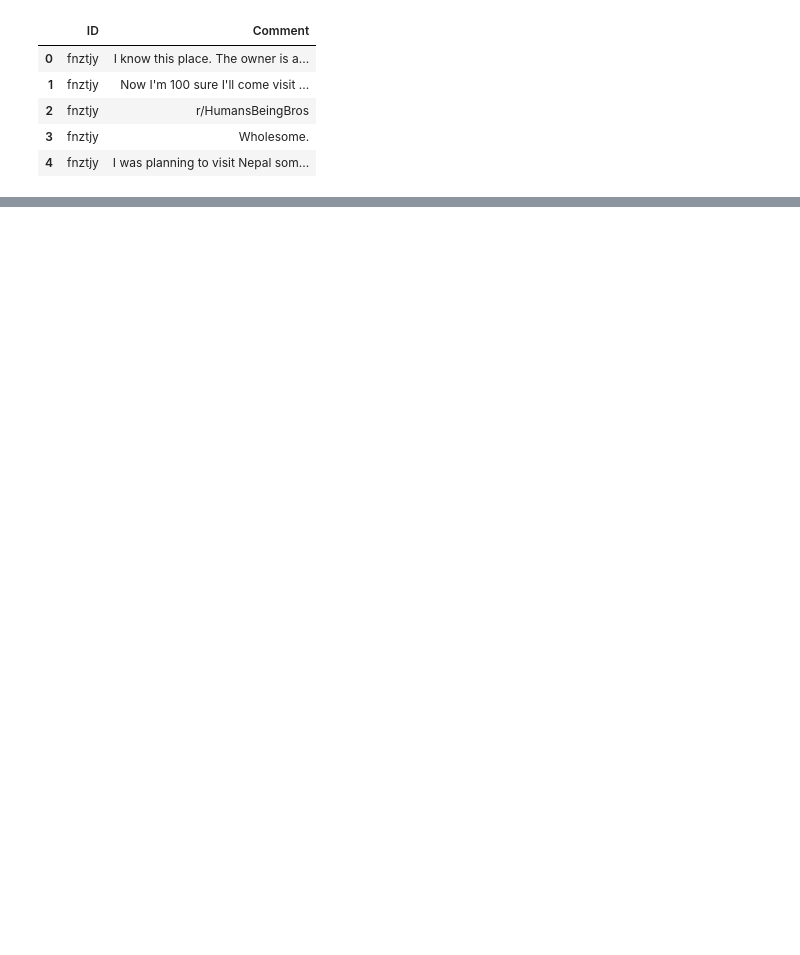
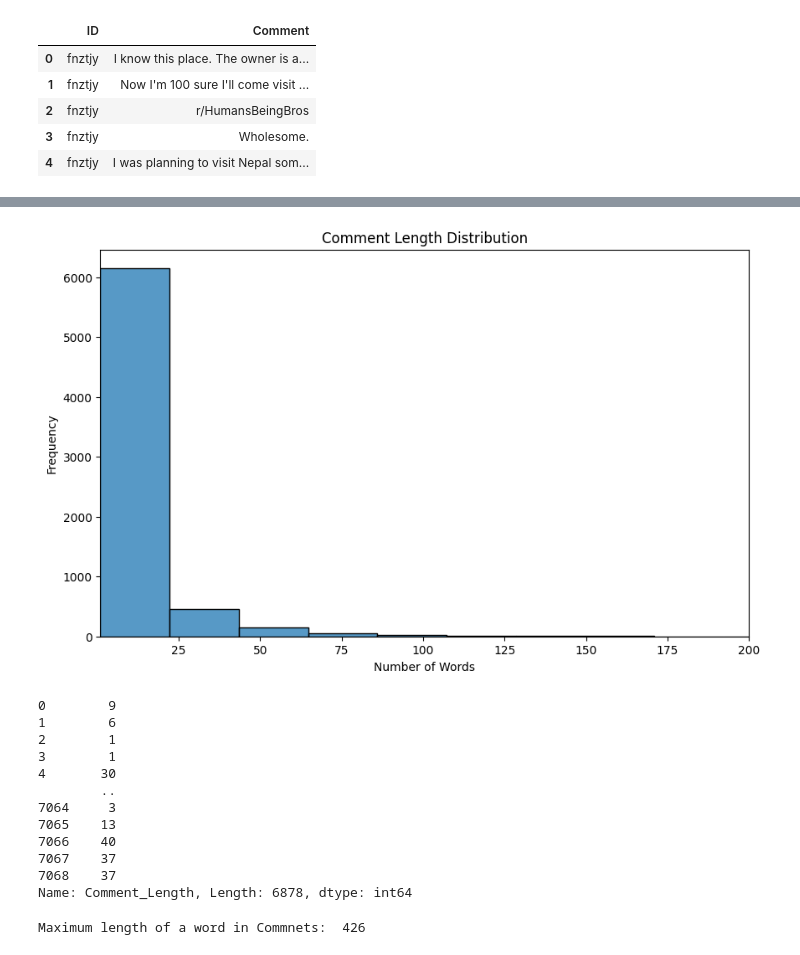
Before and after one commit to Masters-Of-NLP/Assignment1, a Jupyter notebook: EDA.ipynb, the cells around one changed output, grey strips where cells are left out. Cells and saved outputs as stored; diff of their text form; code cells hidden in the pictures; blank space fills up the shorter version.

```diff
--- a/EDA.ipynb
+++ b/EDA.ipynb
@@ -12,0 +177,28 @@ comments_segmented.head()
+# %%
+# Comment Length Distribution
+comments_segmented['Comment_Length'] = comments_segmented['Comment'].apply(lambda x: len(x.split()))
+plt.figure(figsize = (10,6))
+sns.histplot(data=comments_segmented, x='Comment_Length', bins=20)
+plt.title('Comment Length Distribution')
+plt.xlabel('Number of Words')
+plt.ylabel('Frequency')
+plt.xlim(xmin=1, xmax = 200)
+plt.show()
+# %% [output]
+[figure, added]
+0        9
+1        6
+2        1
+3        1
+4       30
+        ..
+7064     3
+7065    13
+7066    40
+7067    37
+7068    37
+Name: Comment_Length, Length: 6878, dtype: int64
+# %%
+print("Maximum number of words in a Comment: ", max(comments_segmented["Comment_Length"]))
+# %% [output]
+Maximum length of a word in Commnets:  426
```
Also changed, not shown: parts of 8 cells of this notebook, 1 other file.
